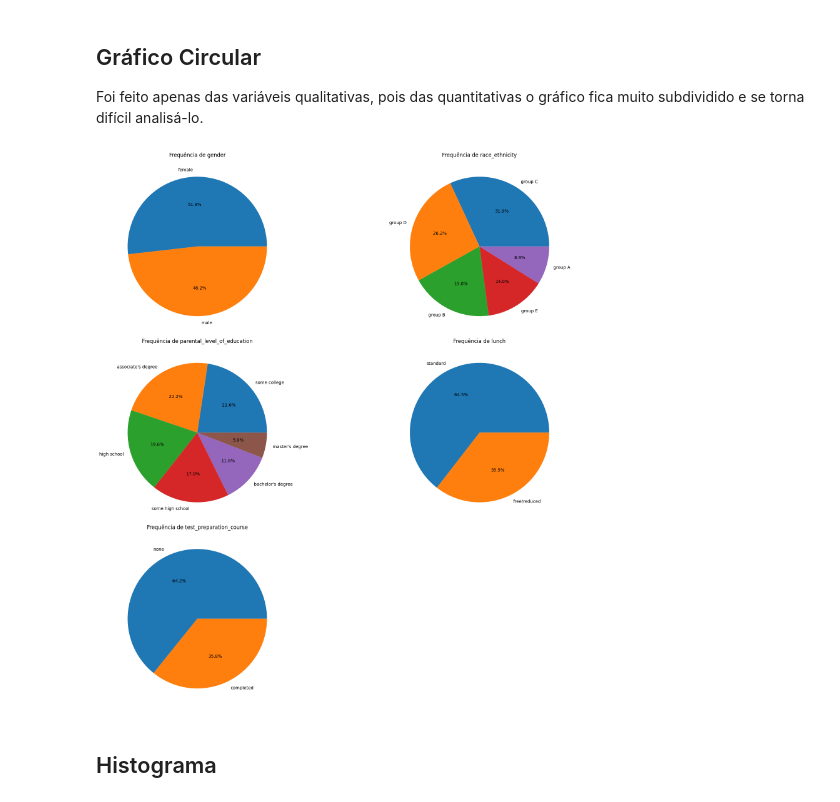
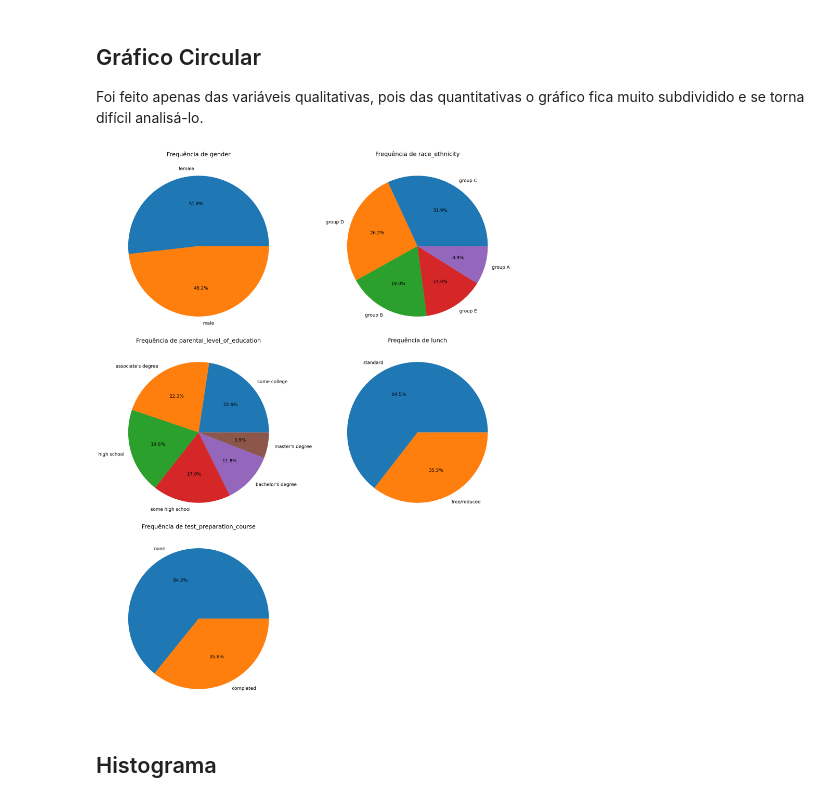
Before and after one commit to lucaslimaromero/Trabalho-Estatistica, a Jupyter notebook: trabalho.ipynb, the cells around one changed output. Saved outputs shown, nothing was run; the diff lists cells and outputs as text; code cells hidden in the pictures.

```diff
--- a/trabalho.ipynb
+++ b/trabalho.ipynb
@@ -173,7 +173,9 @@ n_cols = 2
 ordem = {
     'gender': ['male', 'female'],
     'race_ethnicity': ['group A', 'group B', 'group C', 'group D', 'group E'],
-    'parental_level_of_education': ['some high school', 'high school', 'some college', 'associate\'s degree', 'bachelor\'s degree', 'master\'s degree'],
+    'parental_level_of_education': ['some high school', 'high school', 'some college',
+                                    'associate\'s degree', 'bachelor\'s degree',
+                                    'master\'s degree'],
     'lunch': ['free/reduced', 'standard'],
     'test_preparation_course': ['none', 'completed']
 }
@@ -190,17 +192,15 @@ for i, coluna in enumerate(colunas):
     if pd.api.types.is_numeric_dtype(dados[coluna]):
         # Histograma para variáveis numéricas
         plot = sns.histplot(dados[coluna], bins=10, kde=False, ax=ax)
-        plot.set_title('Distribuição de ' + coluna)
-        plot.set_ylabel('Frequência')
-        #plot.xaxis.set_label_coords(0.5, -0.15)  # Ajustar a posição do rótulo do eixo x
-        plot.bar_label(plot.containers[0])  # Adicionar rótulos de frequência
+        plot.set_title('Distribuição de ' + coluna, fontsize=18)
+
     else:
         # Gráfico de barras para variáveis categóricas
         plot = sns.countplot(x=coluna, data=dados, order=ordem[coluna], ax=ax)
-        plot.set_title('Frequência de ' + coluna)
-        plot.set_ylabel('Frequência')
-        #plot.xaxis.set_label_coords(0.5, -0.15)  # Ajustar a posição do rótulo do eixo x
-        plot.bar_label(plot.containers[0])  # Adicionar rótulos de frequência
+        plot.set_title('Frequência de ' + coluna, fontsize=18)
+
+    plot.set_ylabel('Frequência', fontsize=14)
+    plot.bar_label(plot.containers[0], fontsize=14)  # Adicionar rótulos de frequência
 
 # Ajustar o layout para evitar sobreposição
 plt.tight_layout()
@@ -214,35 +214,35 @@ Foi feito apenas das variáveis qualitativas, pois das quantitativas o gráfico
 # %%
 # Lista de colunas para os gráficos
 colunas_qualitativas = ["gender","race_ethnicity","parental_level_of_education","lunch",
-"test_preparation_course"]
+                        "test_preparation_course"]
 
 # Número de linhas e colunas para os subplots
 n_linhas = int(np.ceil(len(colunas_qualitativas) / 2))
 n_cols = 2
 
 # Criar uma nova figura com subplots
-fig, axes = plt.subplots(n_linhas, n_cols, figsize=(20, 6 * n_linhas))
+fig, axes = plt.subplots(n_linhas, n_cols, figsize=(20, 8 * n_linhas))
 
 # Criar um gráfico de pizza para cada coluna
 for i, coluna in enumerate(colunas_qualitativas):
     # Obter o subplot atual
     ax = axes[i // n_cols, i % n_cols]
 
     # Gráfico de pizza para variáveis categóricas
-    plot = dados[coluna].value_counts().plot(kind='pie', autopct='%1.1f%%', ax=ax)
-    plot.set_title('Frequência de ' + coluna)
+    plot = dados[coluna].value_counts().plot(kind='pie', autopct='%1.1f%%', ax=ax, textprops={'fontsize': 14})
+    plot.set_title('Frequência de ' + coluna, fontsize=18)
     plot.set_ylabel('')
 
 # Remover o último subplot se ele estiver vazio
 if len(colunas_qualitativas) % 2 != 0:
     fig.delaxes(axes[n_linhas - 1, n_cols - 1])
 
 # Ajustar o layout para evitar sobreposição e adicionar espaço entre os subplots
 plt.subplots_adjust(hspace=0.5)
 plt.tight_layout()
 plt.show()
 # %% [output]
-[figure, old version]
+[figure, new version]
 # %% [markdown]
 ## Histograma
 # %%
```
Also changed, not shown: parts of 4 cells of this notebook.
